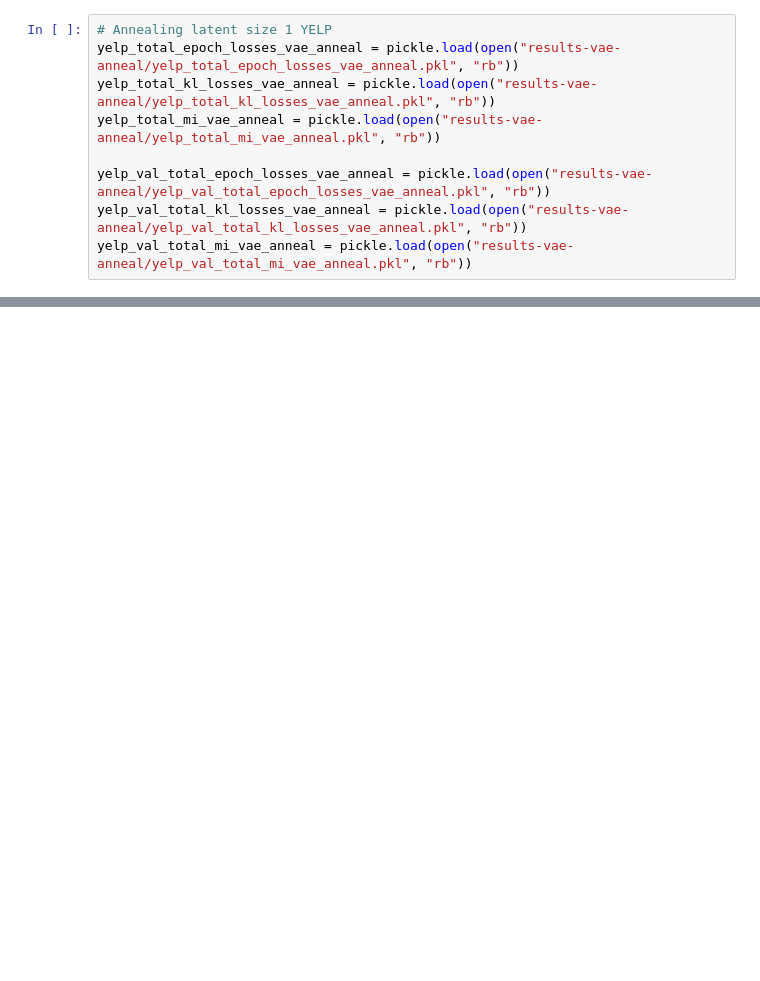
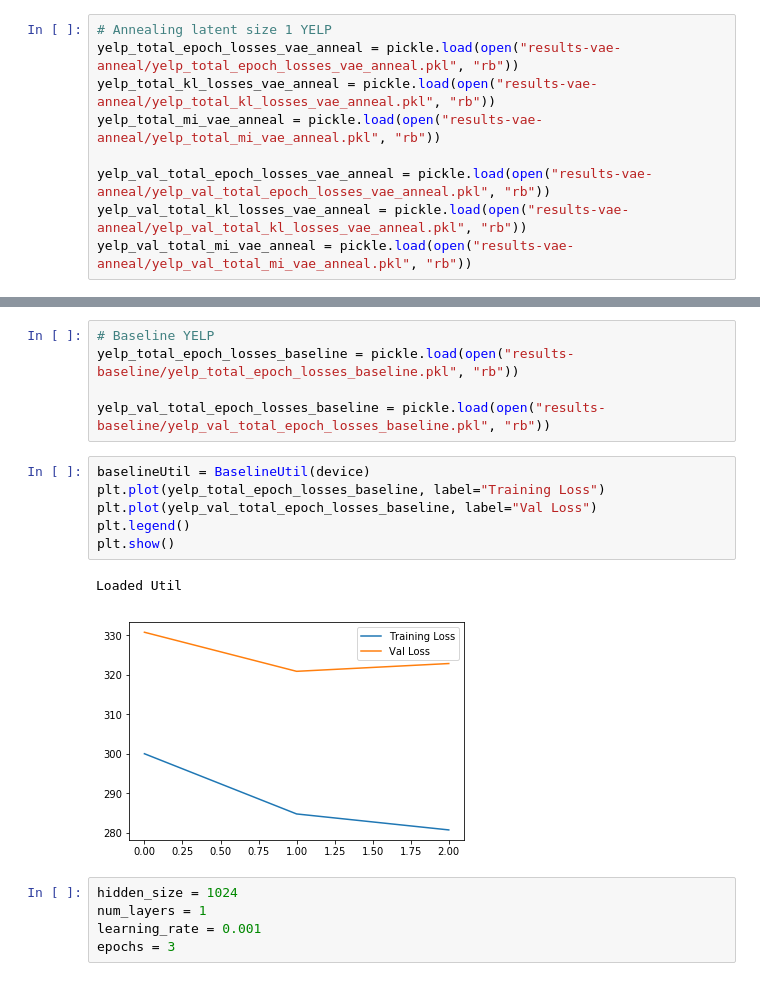
Before and after one commit to eliisabethein/DD2424-project, a Jupyter notebook: Testing VAE.ipynb, the cells around one changed output, grey strips where cells are left out. Saved outputs shown, nothing was run; the diff lists cells and outputs as text; blank space fills up the shorter version.

```diff
--- a/Testing VAE.ipynb
+++ b/Testing VAE.ipynb
@@ -162,0 +167,19 @@ loss, kl, ppl, mutual_info = util.test_vae(model, yelp_test_inputs, yelp_test_ta
+# %%
+# Baseline YELP
+yelp_total_epoch_losses_baseline = pickle.load(open("results-baseline/yelp_total_epoch_losses_baseline.pkl", "rb"))
+
+yelp_val_total_epoch_losses_baseline = pickle.load(open("results-baseline/yelp_val_total_epoch_losses_baseline.pkl", "rb"))
+# %%
+baselineUtil = BaselineUtil(device)
+plt.plot(yelp_total_epoch_losses_baseline, label="Training Loss")
+plt.plot(yelp_val_total_epoch_losses_baseline, label="Val Loss")
+plt.legend()
+plt.show()
+# %% [output]
+Loaded Util
+[figure, added]
+# %%
+hidden_size = 1024
+num_layers = 1
+learning_rate = 0.001
+epochs = 3
```
Also changed, not shown: parts of 8 cells of this notebook, 4 other files.
